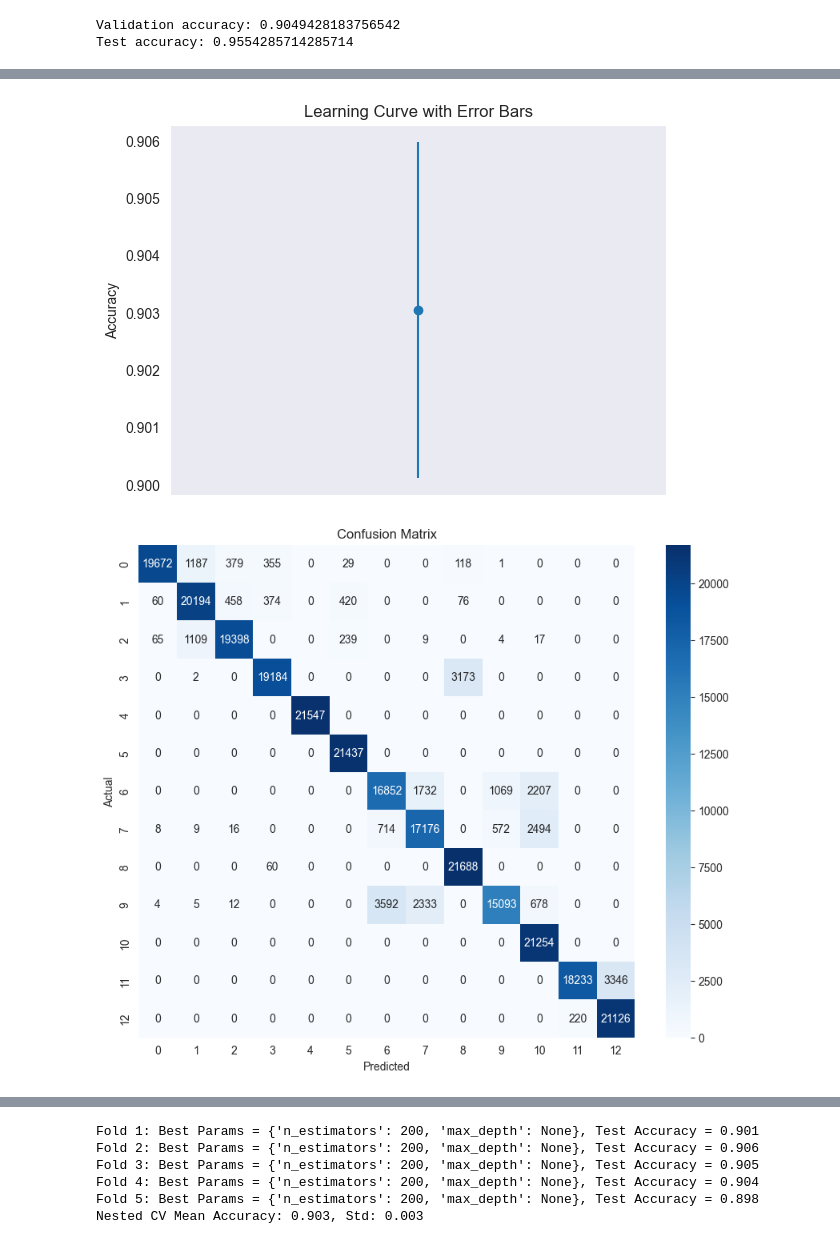
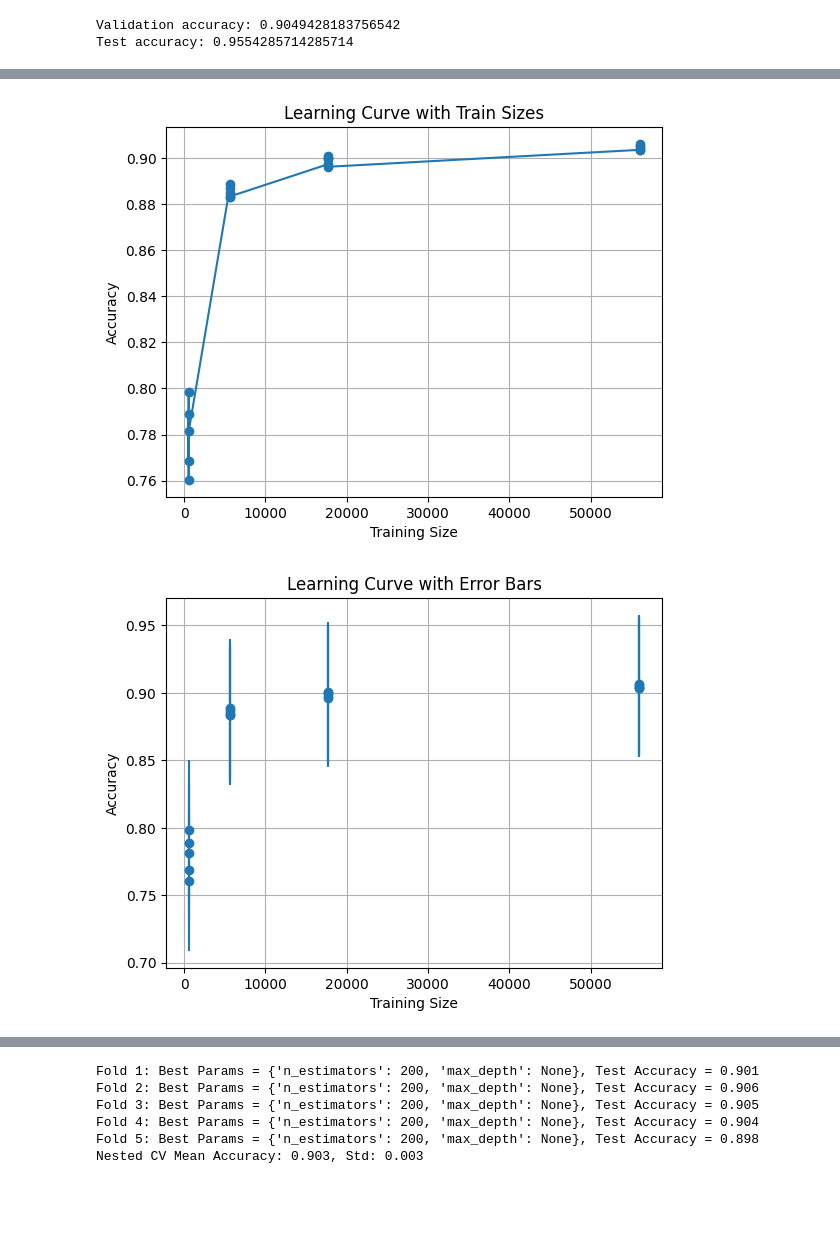
Before and after one commit to WeihaoLi-Tom/SML_AS3, a Jupyter notebook: projectmain.ipynb, the cells around one changed output, grey strips where cells are left out. Drawn from its saved outputs; the diff is of its cells as text; code cells hidden in the pictures; blank space fills up the shorter version.

Commit message:
randomforest with vary data size

```diff
--- a/projectmain.ipynb
+++ b/projectmain.ipynb
@@ -204,53 +202,68 @@ import numpy as np
 import matplotlib.pyplot as plt
 import seaborn as sns
 from sklearn.ensemble import RandomForestClassifier
-from sklearn.metrics import confusion_matrix, classification_report
-
-def manual_train_test_split(X, y, test_size=0.2, random_state=None):
-    np.random.seed(random_state)
-    indices = np.random.permutation(len(X))
-    test_size = int(len(X) * test_size)
-    test_indices = indices[:test_size]
-    train_indices = indices[test_size:]
-
-    X_train, X_test = X.iloc[train_indices], X.iloc[test_indices]
-    y_train, y_test = y.iloc[train_indices], y.iloc[test_indices]
-
-    return X_train, X_test, y_train, y_test
+from sklearn.metrics import confusion_matrix, classification_report, accuracy_score
 
 
+train_sizes = np.concatenate(([0.01], np.logspace(-1, 0, 3)))  # [0.01, 0.1, 0.5, 1.0]
 n_repeats = 20
 accuracies = []
+train_sizes_actual = []
 all_y_test = []
 all_y_pred = []
 
-# 20 times repeat
-for i in range(n_repeats):
-    X_train, X_test, y_train, y_test = manual_train_test_split(X, y, test_size=0.2, random_state=i)
 
-    model = RandomForestClassifier(n_estimators=200, random_state=42,max_depth=None)
-    model.fit(X_train, y_train)
+experiments_per_size = n_repeats // len(train_sizes)
 
-    y_pred = model.predict(X_test)
-    accuracies.append(model.score(X_test, y_test))
 
-    all_y_test.extend(y_test)
-    all_y_pred.extend(y_pred)
+for size in train_sizes:
+    for i in range(experiments_per_size):
+        X_train, X_test, y_train, y_test = manual_train_test_split(X, y, test_size=0.2, random_state=i)
 
-    print(f"Experiment {i+1}: Accuracy = {accuracies[-1]:.3f}")
+
+        subset_train_idx = X_train.index[:int(len(X_train) * size)]
+        X_train_subset = X_train.loc[subset_train_idx]
+        y_train_subset = y_train.loc[subset_train_idx]
+
+
+        model = RandomForestClassifier(n_estimators=200, random_state=42, max_depth=None)
+        model.fit(X_train_subset, y_train_subset)
+
+
+        y_pred = model.predict(X_test)
+        accuracy = accuracy_score(y_test, y_pred)
+        accuracies.append(accuracy)
+        train_sizes_actual.append(len(X_train_subset))
+
+
+        all_y_test.extend(y_test)
+        all_y_pred.extend(y_pred)
+
+        print(f"Experiment with Train Size {len(X_train_subset)}: Accuracy = {accuracy:.3f}")
+
 
 mean_accuracy = np.mean(accuracies)
 std_accuracy = np.std(accuracies)
 
 # learning curve
-plt.errorbar(x=[0], y=[mean_accuracy], yerr=[std_accuracy], fmt='o', label='Accuracy with error bar')
-plt.title("Learning Curve with Error Bars")
+plt.figure()
+plt.plot(train_sizes_actual, accuracies, marker='o', label='Accuracy')
+plt.title("Learning Curve with Train Sizes")
+plt.xlabel("Training Size")
 plt.ylabel("Accuracy")
-plt.xticks([])
 plt.grid()
 plt.show()
 
-# confused matrix
+# Error bar
+plt.figure()
+plt.errorbar(x=train_sizes_actual, y=accuracies, yerr=std_accuracy, fmt='o', label='Accuracy with error bar')
+plt.title("Learning Curve with Error Bars")
+plt.xlabel("Training Size")
+plt.ylabel("Accuracy")
+plt.grid()
+plt.show()
+
+#conf matrix
 conf_matrix = confusion_matrix(all_y_test, all_y_pred)
 plt.figure(figsize=(10, 8))
 sns.heatmap(conf_matrix, annot=True, fmt="d", cmap="Blues", xticklabels=np.unique(y), yticklabels=np.unique(y))
@@ -259,5 +272,6 @@ plt.ylabel("Actual")
 plt.title("Confusion Matrix")
 plt.show()
 
+
 print(classification_report(all_y_test, all_y_pred))
 # %% [output]
@@ -284,2 +298,2 @@ Experiment 20: Accuracy = 0.907
-[figure, old version]
+[figure, new version]
-[figure, old version]
+[figure, new version]
```
Also changed, not shown: parts of 2 cells of this notebook.
